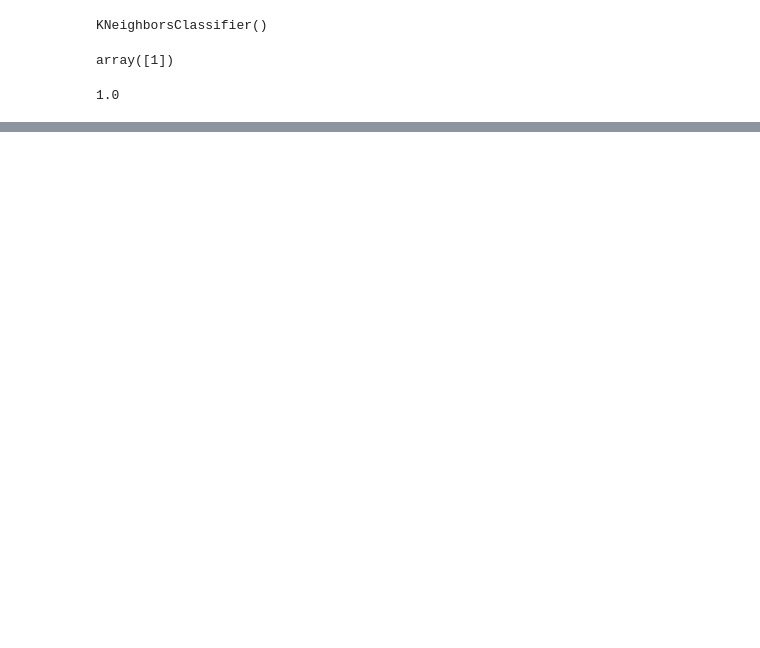
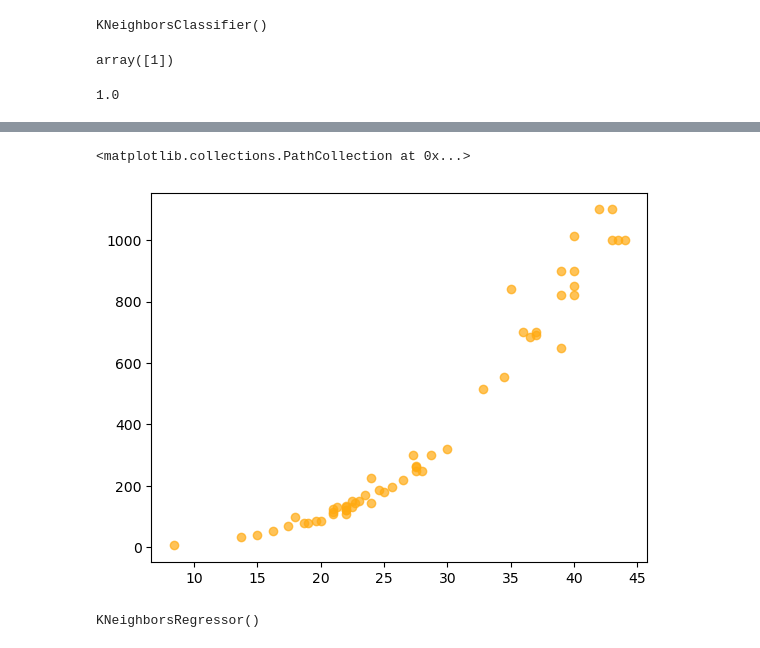
Before and after one commit to KIM-YONG-HA/PYTHON101, a Jupyter notebook: machineLearning/d250206_bream_smelt.ipynb, the cells around one changed output, grey strips where cells are left out. Cells and saved outputs as stored; diff of their text form; code cells hidden in the pictures; blank space fills up the shorter version.

Commit message:
250207KNeiborsRegressor

```diff
--- a/machineLearning/d250206_bream_smelt.ipynb
+++ b/machineLearning/d250206_bream_smelt.ipynb
@@ -265,0 +289,3 @@ knn.score(test_input_scaled, test_target)
+# %%
+perch = fish_market[fish_market['Species'] == 'Perch'][['Length2', 'Weight']]
+perch.head()
@@ -265,0 +299,5 @@ knn.score(test_input_scaled, test_target)
+# %%
+plt.scatter(perch['Length2'], perch['Weight'] , alpha=0.7, color="#fa1")
+# %% [output]
+<matplotlib.collections.PathCollection at 0x...>
+[figure, added]
@@ -265,0 +318,6 @@ knn.score(test_input_scaled, test_target)
+# %%
+from sklearn.neighbors import KNeighborsRegressor
+knr = KNeighborsRegressor()
+knr.fit(X_train, y_train)
+# %% [output]
+KNeighborsRegressor()
```
Also changed, not shown: parts of 19 cells of this notebook, 1 other file.
